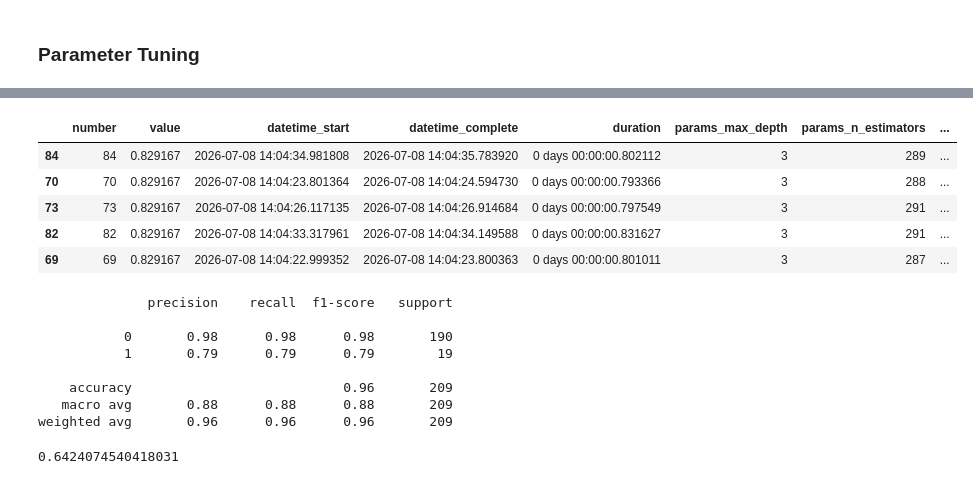
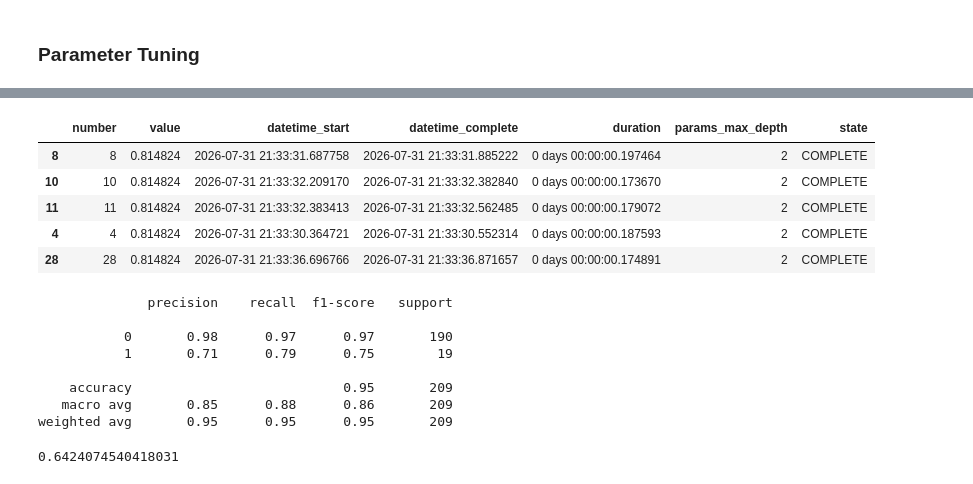
Before and after one commit to calebhadley1/DX799-capstone, a Jupyter notebook: Week9.ipynb, the cells around one changed output, grey strips where cells are left out. Cells and saved outputs as stored; diff of their text form; code cells hidden in the pictures.

```diff
--- a/Week9.ipynb
+++ b/Week9.ipynb
@@ -172,7 +197,7 @@ def objective(trial):
         X=X_train_scaled,
         y=y_train,
         cv=cv,
-        scoring='recall',
+        scoring='f1',
         n_jobs=-1,
     )
     return scores.mean()
@@ -310,7 +378,7 @@ from sklearn.metrics import log_loss
 
 # 2. Define the learning rates we want to evaluate
 learning_rates = [0.01, 0.1, 0.5, 1.0]
-n_estimators = 150
+n_estimators = 200
 
 # Setup the matplotlib figure layout
 plt.figure(figsize=(12, 6))
@@ -367,7 +435,7 @@ def objective(trial):
         X=X_train_scaled,
         y=y_train,
         cv=cv,
-        scoring='recall',
+        scoring='f1',
         n_jobs=-1,
     )
     return scores.mean()
@@ -449,3 +517,5 @@ df
 | 968530 | 0.0 | 56.0 | 2.0 | 60 | 150000.00 | 150000.00 | ... |
 | 968531 | 0.0 | 56.0 | 2.0 | 24 | 150000.00 | 150000.00 | ... |
 968532 rows × 42 columns
+# %%
+df.dropna(inplace=True)
@@ -549,11 +643,11 @@ None
 # %%
 # Parameter tuning
 def objective(trial):
-    n_estimators = trial.suggest_int("n_estimators", 10, 300)
+    # n_estimators = trial.suggest_int("n_estimators", 10, 300)
     max_depth = trial.suggest_int("max_depth", 2, 8)
 
     model = GradientBoostingClassifier(
-        n_estimators=n_estimators,
+        n_estimators=100,
         max_depth=max_depth,
         random_state=random_state
     )
@@ -563,7 +657,7 @@ def objective(trial):
         X=X_train_scaled,
         y=y_train,
         cv=cv,
-        scoring='recall',
+        scoring='f1',
         n_jobs=-1,
     )
     return scores.mean()
@@ -595,13 +689,12 @@ display(top_5_recall_df)
-|  | number | value | datetime_start | datetime_complete | duration | params_max_depth | params_n_estimators | ... |
-| 84 | 84 | 0.829167 | 2026-07-08 14:04:34.981808 | 2026-07-08 14:04:35.783920 | 0 days 00:00:00.802112 | 3 | 289 | ... |
-| 70 | 70 | 0.829167 | 2026-07-08 14:04:23.801364 | 2026-07-08 14:04:24.594730 | 0 days 00:00:00.793366 | 3 | 288 | ... |
-| 73 | 73 | 0.829167 | 2026-07-08 14:04:26.117135 | 2026-07-08 14:04:26.914684 | 0 days 00:00:00.797549 | 3 | 291 | ... |
-| 82 | 82 | 0.829167 | 2026-07-08 14:04:33.317961 | 2026-07-08 14:04:34.149588 | 0 days 00:00:00.831627 | 3 | 291 | ... |
-| 69 | 69 | 0.829167 | 2026-07-08 14:04:22.999352 | 2026-07-08 14:04:23.800363 | 0 days 00:00:00.801011 | 3 | 287 | ... |
+|  | number | value | datetime_start | datetime_complete | duration | params_max_depth | state |
+| 8 | 8 | 0.814824 | 2026-07-31 21:33:31.687758 | 2026-07-31 21:33:31.885222 | 0 days 00:00:00.197464 | 2 | COMPLETE |
+| 10 | 10 | 0.814824 | 2026-07-31 21:33:32.209170 | 2026-07-31 21:33:32.382840 | 0 days 00:00:00.173670 | 2 | COMPLETE |
+| 11 | 11 | 0.814824 | 2026-07-31 21:33:32.383413 | 2026-07-31 21:33:32.562485 | 0 days 00:00:00.179072 | 2 | COMPLETE |
+| 4 | 4 | 0.814824 | 2026-07-31 21:33:30.364721 | 2026-07-31 21:33:30.552314 | 0 days 00:00:00.187593 | 2 | COMPLETE |
+| 28 | 28 | 0.814824 | 2026-07-31 21:33:36.696766 | 2026-07-31 21:33:36.871657 | 0 days 00:00:00.174891 | 2 | COMPLETE |
 # %%
 # Train using optimal parameters
 model = GradientBoostingClassifier(
-    n_estimators=top_5_recall_df.head(1)['params_n_estimators'].item(),
     max_depth=top_5_recall_df.head(1)['params_max_depth'].item(),
     random_state=random_state
 )
@@ -613,12 +706,12 @@ print(classification_report(y_true=y_test, y_pred=y_pred))
 # %% [output]
               precision    recall  f1-score   support
 
-           0       0.98      0.98      0.98       190
-           1       0.79      0.79      0.79        19
+           0       0.98      0.97      0.97       190
+           1       0.71      0.79      0.75        19
 
-    accuracy                           0.96       209
-   macro avg       0.88      0.88      0.88       209
-weighted avg       0.96      0.96      0.96       209
+    accuracy                           0.95       209
+   macro avg       0.85      0.88      0.86       209
+weighted avg       0.95      0.95      0.95       209
 # %%
 average_precision_score(y_true=y_test, y_score=y_pred)
 # %% [output]
```
Also changed, not shown: parts of 27 cells of this notebook.
